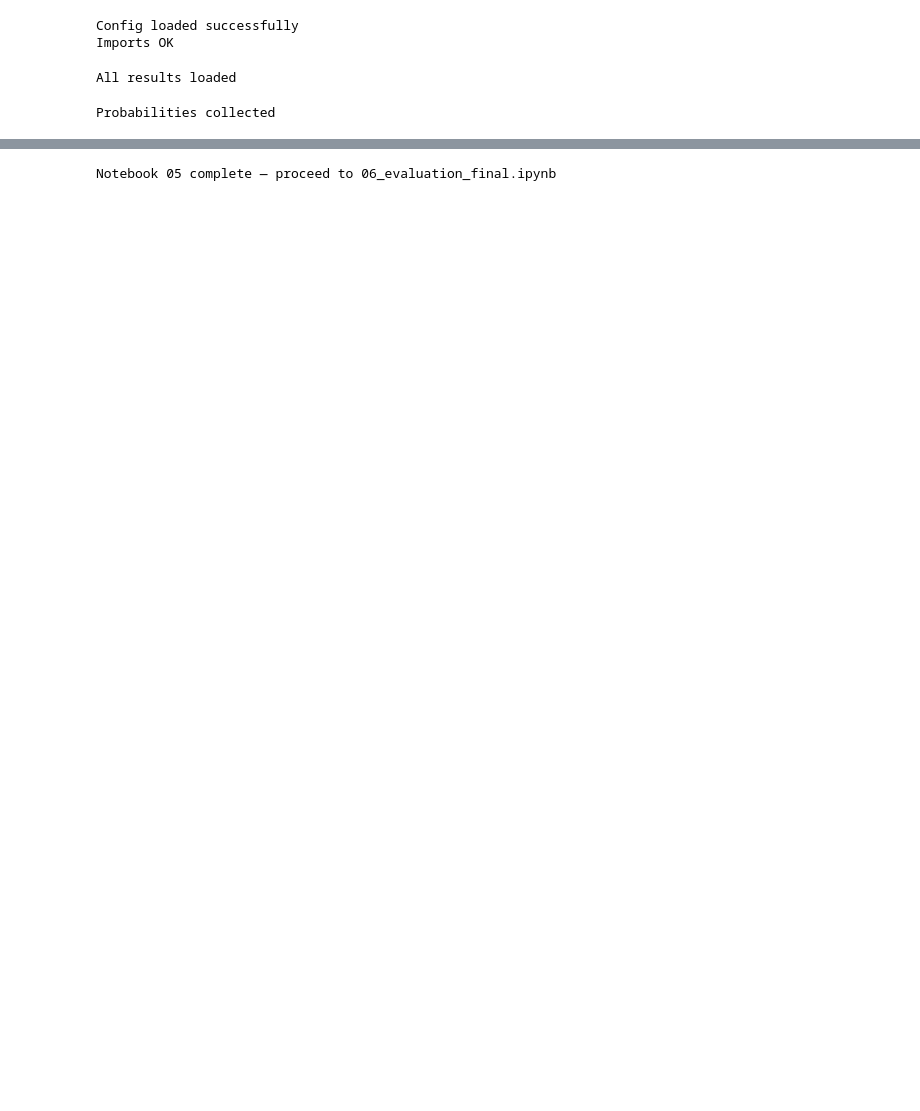
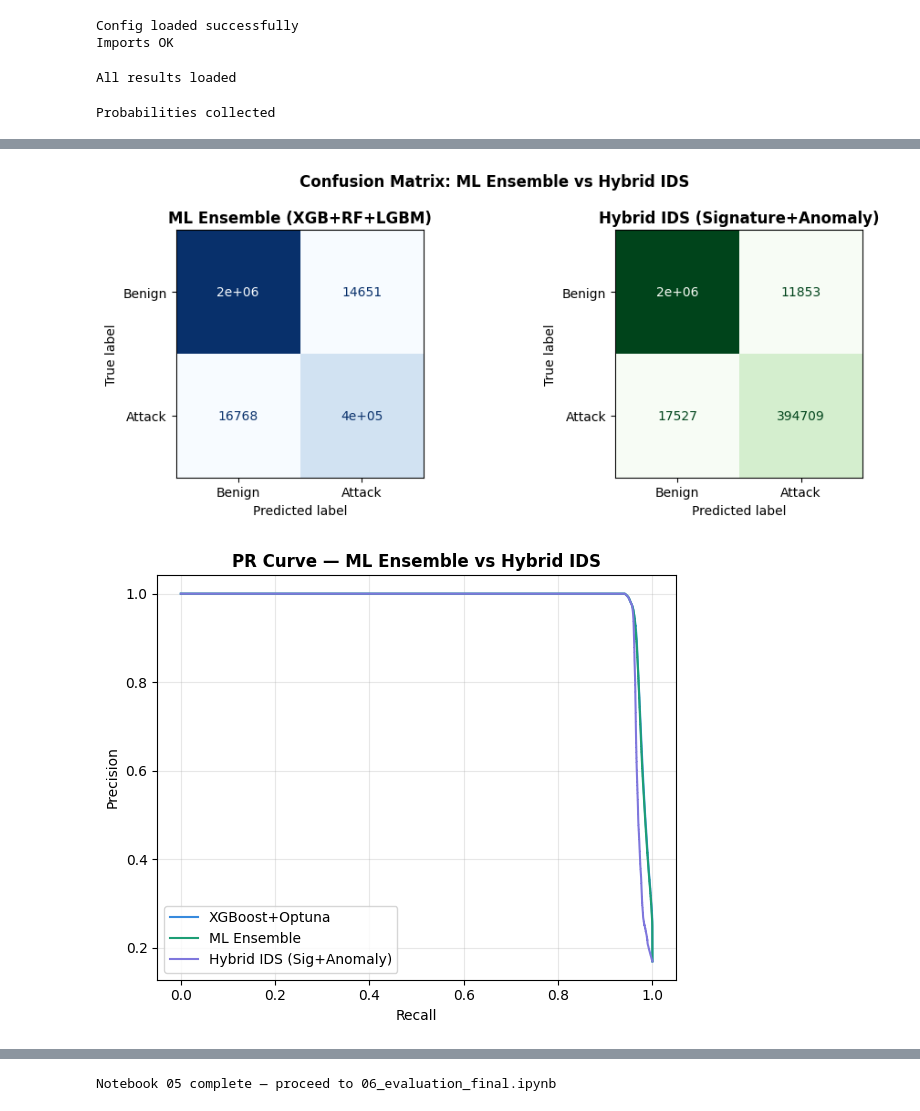
Before and after one commit to zied42/IDS_PCD, a Jupyter notebook: 05_hybrid_ensemble.ipynb, the cells around one changed output, grey strips where cells are left out. Saved outputs shown, nothing was run; the diff lists cells and outputs as text; code cells hidden in the pictures; blank space fills up the shorter version.

```diff
--- a/05_hybrid_ensemble.ipynb
+++ b/05_hybrid_ensemble.ipynb
@@ -113,0 +199,18 @@ Hybrid ensemble metrics:
+# %%
+X_test_scaled_if = scaler_if.transform(X_test.values)
+X_val_scaled_if  = scaler_if.transform(X_val.values)
+
+anomaly_scores_test = -iso_forest.score_samples(
+    X_test_scaled_if)
+anomaly_scores_val  = -iso_forest.score_samples(
+    X_val_scaled_if)
+
+mms = MinMaxScaler()
+anomaly_scores_test = mms.fit_transform(
+    anomaly_scores_test.reshape(-1, 1)).flatten()
+anomaly_scores_val  = mms.transform(
+    anomaly_scores_val.reshape(-1, 1)).flatten()
+
+print(f"Anomaly score range (test): "
+      f"{anomaly_scores_test.min():.3f} — "
+      f"{anomaly_scores_test.max():.3f}")
@@ -113,0 +260,54 @@ Hybrid ensemble metrics:
+# %%
+from sklearn.metrics import ConfusionMatrixDisplay
+from shared.plots import plot_metrics_bar, plot_pr_curve
+
+# Confusion matrix comparison
+cm_sig    = confusion_matrix(y_test.values, y_pred_hybrid)
+cm_hybrid = confusion_matrix(y_test.values,
+                              y_pred_hybrid_true)
+
+fig, axes = plt.subplots(1, 2, figsize=(10, 4))
+ConfusionMatrixDisplay(
+    cm_sig, display_labels=["Benign","Attack"]
+).plot(ax=axes[0], colorbar=False, cmap="Blues")
+axes[0].set_title("ML Ensemble (XGB+RF+LGBM)",
+                   fontweight="bold")
+ConfusionMatrixDisplay(
+    cm_hybrid, display_labels=["Benign","Attack"]
+).plot(ax=axes[1], colorbar=False, cmap="Greens")
+axes[1].set_title("Hybrid IDS (Signature+Anomaly)",
+                   fontweight="bold")
+plt.suptitle("Confusion Matrix: ML Ensemble vs Hybrid IDS",
+              fontweight="bold")
+plt.tight_layout()
+plt.savefig("outputs/graphs/05_hybrid_cm.png", dpi=150)
+plt.show()
+
+# PR curve
+plot_pr_curve(
+    y_test.values,
+    {"XGBoost+Optuna"          : proba_xgb_test,
+     "ML Ensemble"             : proba_hybrid_test,
+     "Hybrid IDS (Sig+Anomaly)": proba_hybrid_true_test},
+    title="PR Curve — ML Ensemble vs Hybrid IDS",
+    save_path="outputs/graphs/05_hybrid_pr.png"
+)
+
+# Metrics bar
+with open("models/ml/opt_results.pkl", "rb") as f:
+    opt_data_bar = pickle.load(f)
+optuna_m = opt_data_bar["optuna_m"]
+
+KEY = ["Balanced Acc","MCC","Attack Recall",
+       "Benign Recall","FAR"]
+plot_metrics_bar(
+    {"XGBoost+Optuna"         : optuna_m,
+     "ML Ensemble"            : hybrid_m,
+     "Hybrid (Sig+Anomaly)"   : hybrid_true_m},
+    KEY,
+    title="XGBoost vs ML Ensemble vs Hybrid IDS",
+    save_path="outputs/graphs/05_single_vs_hybrid.png"
+)
+# %% [output]
+[figure, added]
+[figure, added]
```
Also changed, not shown: parts of 13 cells of this notebook, 30 other files.
